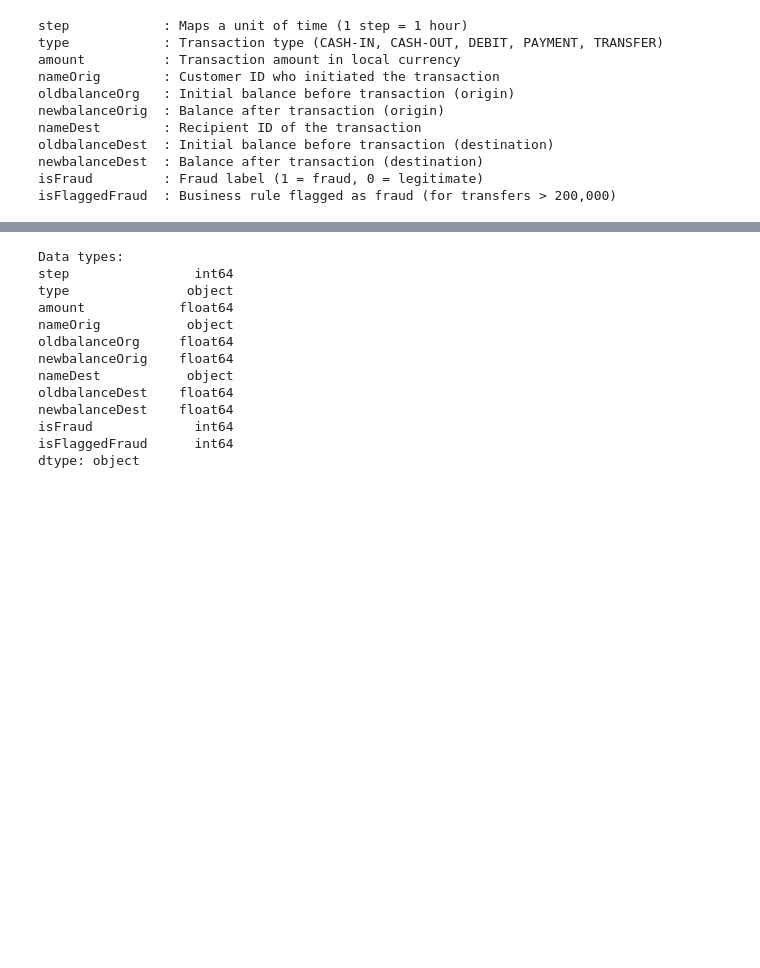
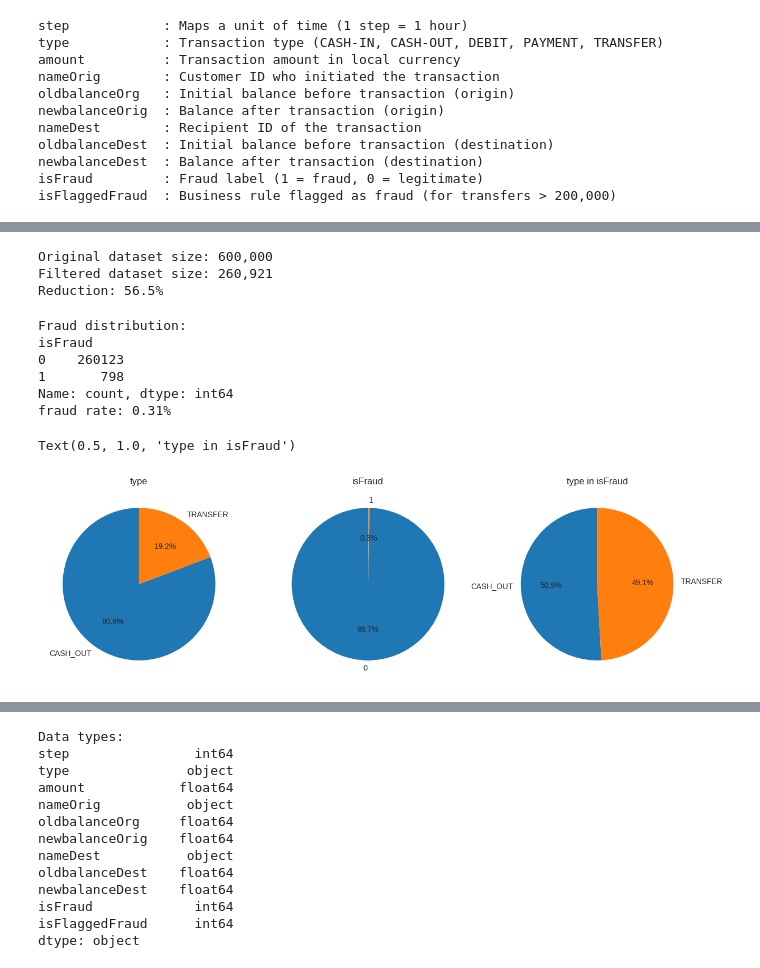
Before and after one commit to felipebita/ml_fraud_detection, a Jupyter notebook: notebooks/01_eda.ipynb, the cells around one changed output, grey strips where cells are left out. Drawn from its saved outputs; the diff is of its cells as text; code cells hidden in the pictures; blank space fills up the shorter version.

```diff
--- a/notebooks/01_eda.ipynb
+++ b/notebooks/01_eda.ipynb
@@ -107,0 +151,51 @@ isFlaggedFraud  : Business rule flagged as fraud (for transfers > 200,000)
+# %%
+# Since there is fraud only in CASH_OUT and TRANSFER, we will filter the dataset to only include these types.
+# This will help us focus on the most relevant transactions for fraud detection.
+# Filter to only fraud-prone transaction types
+print(f"Original dataset size: {len(df):,}")
+df_filtered = df[df['type'].isin(['CASH_OUT', 'TRANSFER'])].copy()
+print(f"Filtered dataset size: {len(df_filtered):,}")
+print(f"Reduction: {(1 - len(df_filtered)/len(df))*100:.1f}%")
+df = df_filtered
+# %% [output]
+Original dataset size: 600,000
+Filtered dataset size: 260,921
+Reduction: 56.5%
+# %%
+# Check fraud distribution
+print("\nFraud distribution:")
+print(df['isFraud'].value_counts())
+print(f"fraud rate: {df['isFraud'].mean()*100:.2f}%")
+# %% [output]
+Fraud distribution:
+isFraud
+0    260123
+1       798
+Name: count, dtype: int64
+fraud rate: 0.31%
+# %%
+# Type counts and percentages
+counts_type = df['type'].value_counts().rename_axis('type').to_frame('count')
+counts_type['Percentage'] = counts_type['count'] / counts_type['count'].sum()
+
+# isFraud counts and percentages
+counts_fraud = df['isFraud'].value_counts().rename_axis('isFraud').to_frame('count')
+counts_fraud['Percentage'] = counts_fraud['count'] / counts_fraud['count'].sum()
+
+# Filtered fraud transactions
+df_f = df[df['isFraud'] == 1]
+
+# Type counts and percentages for frauds only
+counts_type_f = df_f['type'].value_counts().rename_axis('type').to_frame('count')
+counts_type_f['Percentage'] = counts_type_f['count'] / counts_type_f['count'].sum()
+
+fig, ax1 = plt.subplots(1, 3, figsize=(15,5))
+ax1[0].pie(counts_type['Percentage'], labels=counts_type.index, autopct='%1.1f%%', startangle=90)
+ax1[0].set_title('type')
+ax1[1].pie(counts_fraud['Percentage'], labels=counts_fraud.index, autopct='%1.1f%%', startangle=90)
+ax1[1].set_title('isFraud')
+ax1[2].pie(counts_type_f['Percentage'], labels=counts_type_f.index, autopct='%1.1f%%', startangle=90)
+ax1[2].set_title('type in isFraud')
+# %% [output]
+Text(0.5, 1.0, 'type in isFraud')
+[figure, added]
```
Also changed, not shown: parts of 12 cells of this notebook, 12 other files.
